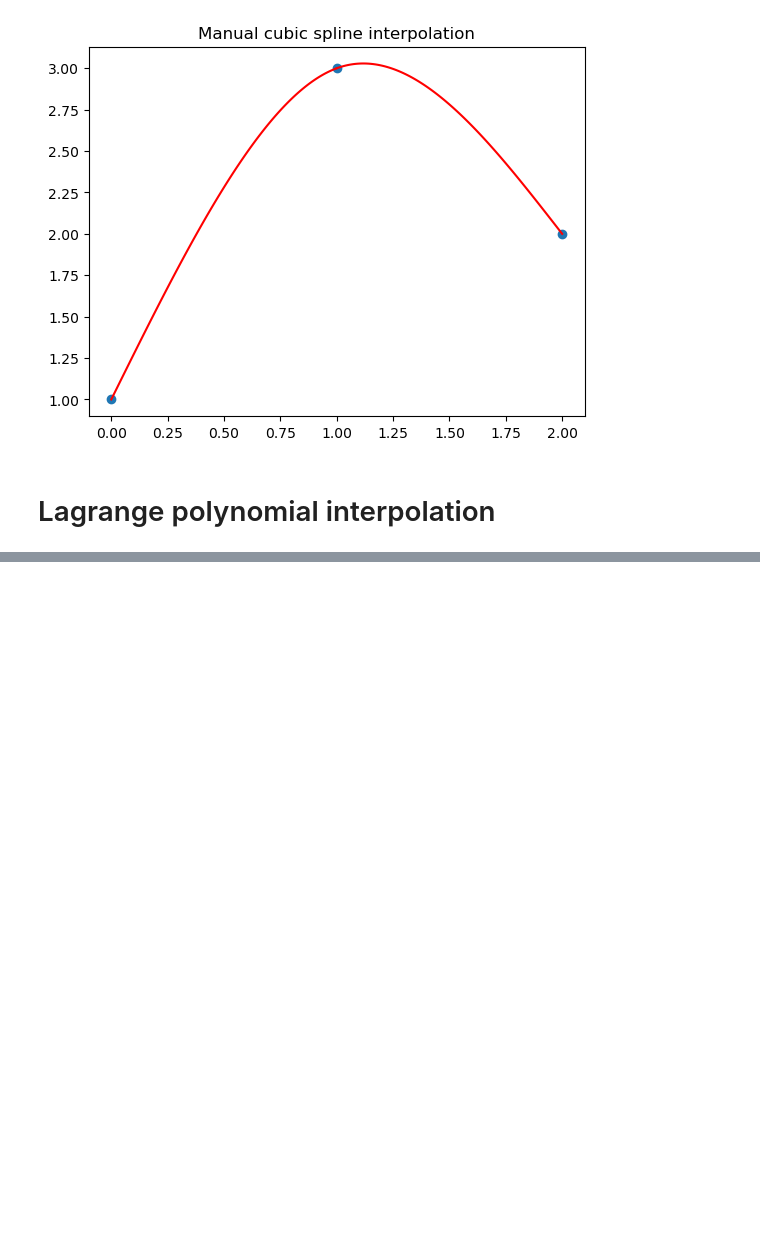
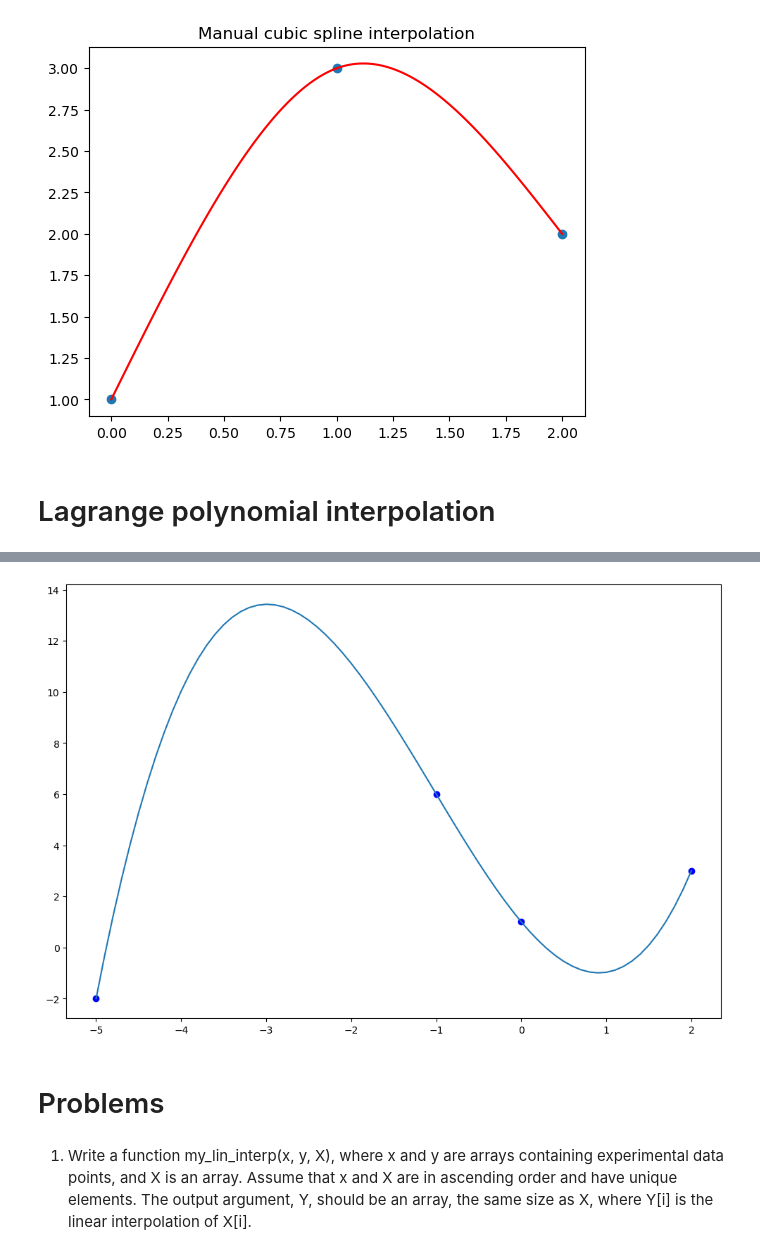
Before and after one commit to nicolopr/Notes-Numerics, a Jupyter notebook: 17 - Interpolation.ipynb, the cells around one changed output, grey strips where cells are left out. Drawn from its saved outputs; the diff is of its cells as text; code cells hidden in the pictures; blank space fills up the shorter version.

Commit message:
done series, started root finding

```diff
--- a/17 - Interpolation.ipynb
+++ b/17 - Interpolation.ipynb
@@ -145,0 +235,40 @@ plt.show()
+# %%
+def divided_diffs(x,y):
+    '''
+    Retrieves incidence matrix given data points x,y
+    '''
+    n=len(y)
+    coeff=np.zeros([n,n]) #initialize incidence matrix
+    coeff[:,0]=y # first column is y
+    for j in range(1,n):
+        for i in range(n-j):
+            coeff[i][j]=(coeff[i+1][j-1]-coeff[i][j-1])/(x[i+j]-x[i])
+    return coeff
+def newton_poly(coeff,x_data,x):
+    n=len(x_data)-1 #degree of poly
+    p=coeff[n]
+    for k in range(1,n+1):
+        p = coeff[n-k] + (x -x_data[n-k])*p
+        # start from highest degree poly and add lower term each iteration, multiplying the old part by (x-x_i).
+        #At the end the highest degree will be multiplied by all relevant factors.
+    return p
+# %%
+x = np.array([-5, -1, 0, 2])
+y = np.array([-2, 6, 1, 3])
+# get the divided difference coef
+a_s = divided_diffs(x, y)[0, :]
+
+# evaluate on new data points
+x_new = np.arange(-5, 2.1, .1)
+y_new = newton_poly(a_s, x, x_new)
+
+plt.figure(figsize = (12, 8))
+plt.plot(x, y, 'bo')
+plt.plot(x_new, y_new)
+plt.show()
+# %% [output]
+[figure, added]
+# %% [markdown]
+# Problems
+# %% [markdown]
+1) Write a function my_lin_interp(x, y, X), where x and y are arrays containing experimental data points, and X is an array. Assume that x and X are in ascending order and have unique elements. The output argument, Y, should be an array, the same size as X, where Y[i] is the linear interpolation of X[i].
```
Also changed, not shown: parts of 22 cells of this notebook, 1 other file.
